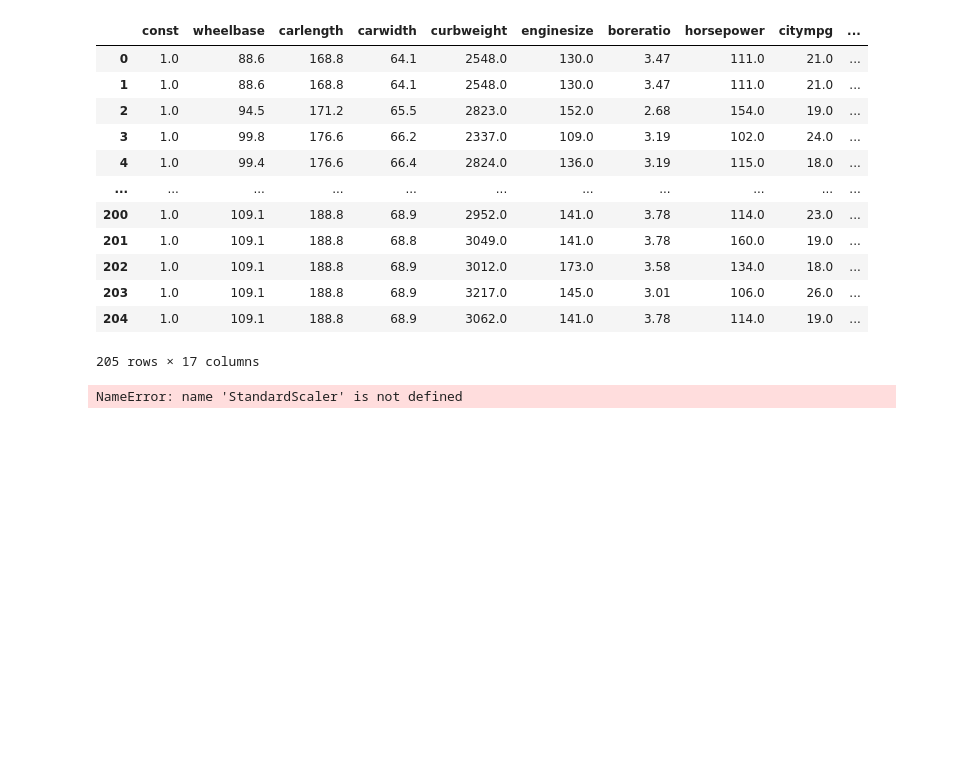
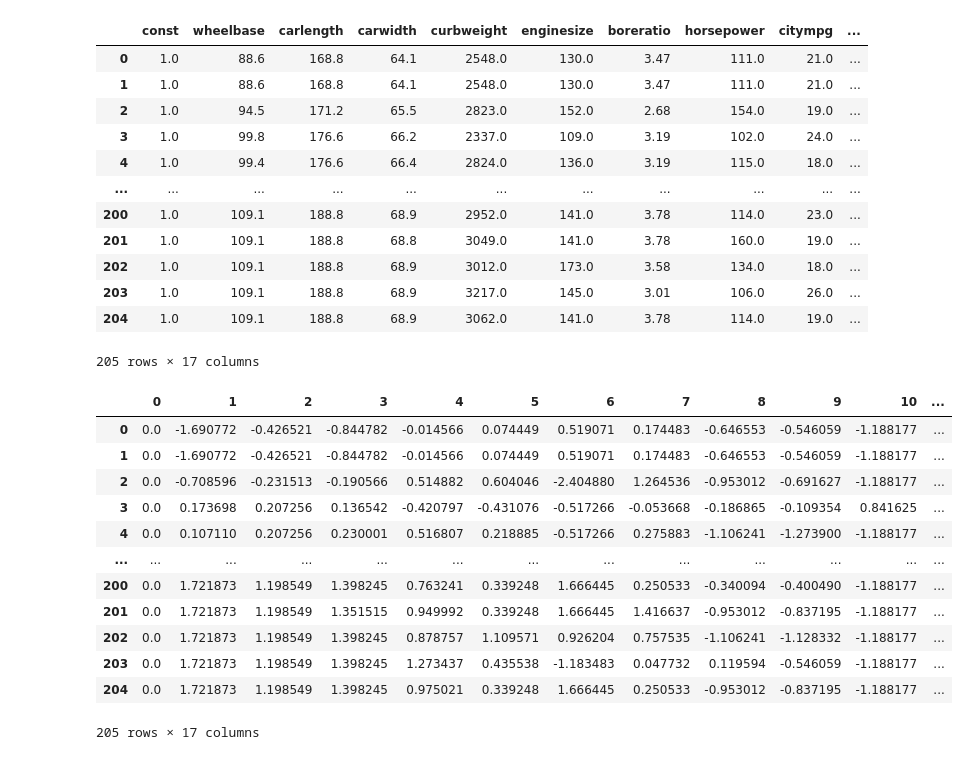
Before and after one commit to dev-ezzy/Car-price-analysis, a Jupyter notebook: index.ipynb, the cells around one changed output. Drawn from its saved outputs; the diff is of its cells as text; code cells hidden in the pictures; blank space fills up the shorter version.

```diff
--- a/index.ipynb
+++ b/index.ipynb
@@ -614,6 +614,20 @@ X_all
 # X_all.drop(["wheelbase", "carlength", "fuelsystem_mpfi"])
 #scaling our variables
 scaler = StandardScaler()
-X_scaled =  scaler.fit_transform(X_all)
+X_scaled =  pd.DataFrame(scaler.fit_transform(X_all))
-# %% [output]
-NameError: name 'StandardScaler' is not defined
+# %%
+X_scaled
+# %% [output]
+|  | 0 | 1 | 2 | 3 | 4 | 5 | 6 | 7 | 8 | 9 | 10 | ... |
+| 0 | 0.0 | -1.690772 | -0.426521 | -0.844782 | -0.014566 | 0.074449 | 0.519071 | 0.174483 | -0.646553 | -0.546059 | -1.188177 | ... |
+| 1 | 0.0 | -1.690772 | -0.426521 | -0.844782 | -0.014566 | 0.074449 | 0.519071 | 0.174483 | -0.646553 | -0.546059 | -1.188177 | ... |
+| 2 | 0.0 | -0.708596 | -0.231513 | -0.190566 | 0.514882 | 0.604046 | -2.404880 | 1.264536 | -0.953012 | -0.691627 | -1.188177 | ... |
+| 3 | 0.0 | 0.173698 | 0.207256 | 0.136542 | -0.420797 | -0.431076 | -0.517266 | -0.053668 | -0.186865 | -0.109354 | 0.841625 | ... |
+| 4 | 0.0 | 0.107110 | 0.207256 | 0.230001 | 0.516807 | 0.218885 | -0.517266 | 0.275883 | -1.106241 | -1.273900 | -1.188177 | ... |
+| ... | ... | ... | ... | ... | ... | ... | ... | ... | ... | ... | ... | ... |
+| 200 | 0.0 | 1.721873 | 1.198549 | 1.398245 | 0.763241 | 0.339248 | 1.666445 | 0.250533 | -0.340094 | -0.400490 | -1.188177 | ... |
+| 201 | 0.0 | 1.721873 | 1.198549 | 1.351515 | 0.949992 | 0.339248 | 1.666445 | 1.416637 | -0.953012 | -0.837195 | -1.188177 | ... |
+| 202 | 0.0 | 1.721873 | 1.198549 | 1.398245 | 0.878757 | 1.109571 | 0.926204 | 0.757535 | -1.106241 | -1.128332 | -1.188177 | ... |
+| 203 | 0.0 | 1.721873 | 1.198549 | 1.398245 | 1.273437 | 0.435538 | -1.183483 | 0.047732 | 0.119594 | -0.546059 | -1.188177 | ... |
+| 204 | 0.0 | 1.721873 | 1.198549 | 1.398245 | 0.975021 | 0.339248 | 1.666445 | 0.250533 | -0.953012 | -0.837195 | -1.188177 | ... |
+205 rows × 17 columns
```
Also changed, not shown: parts of 2 cells of this notebook.
